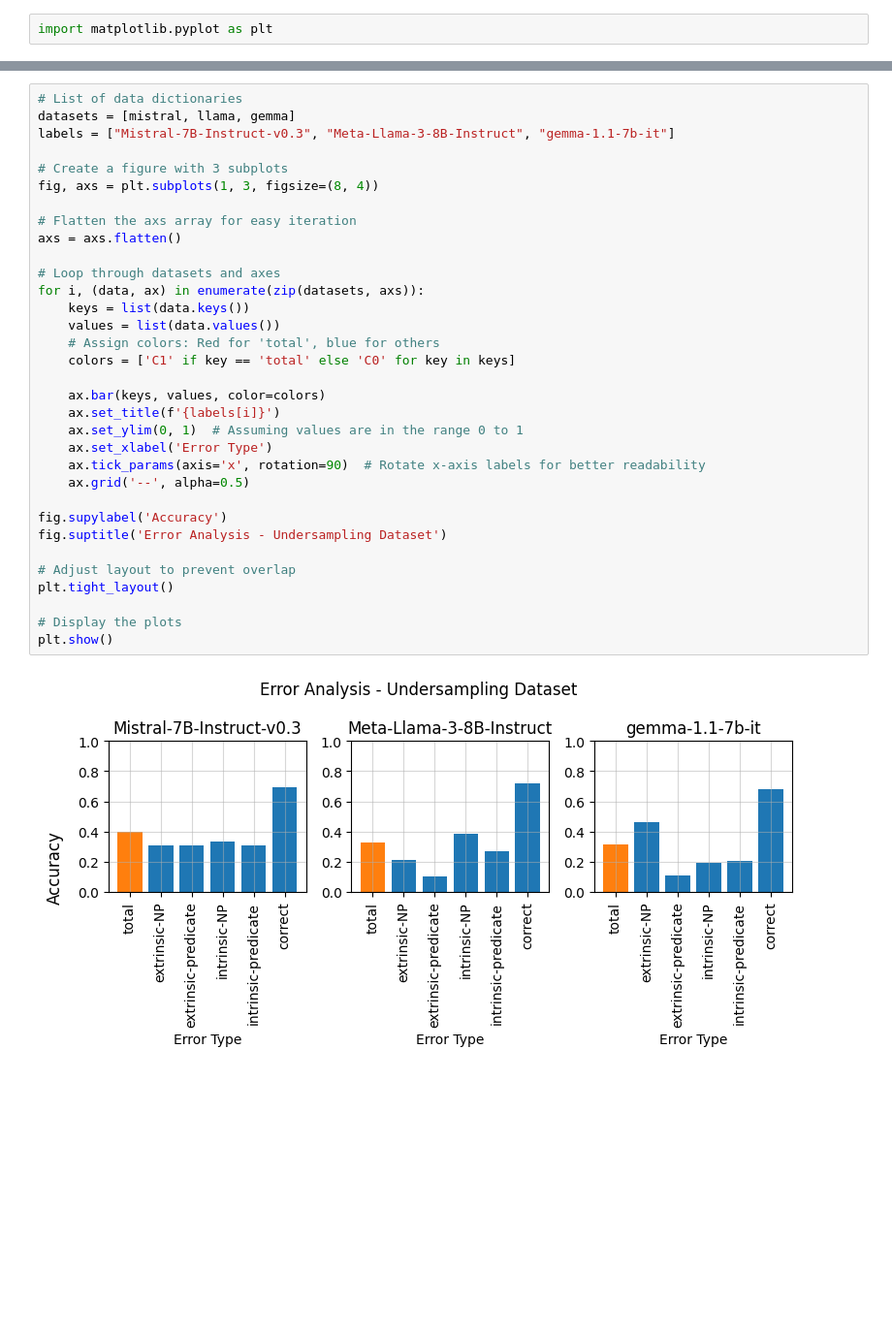
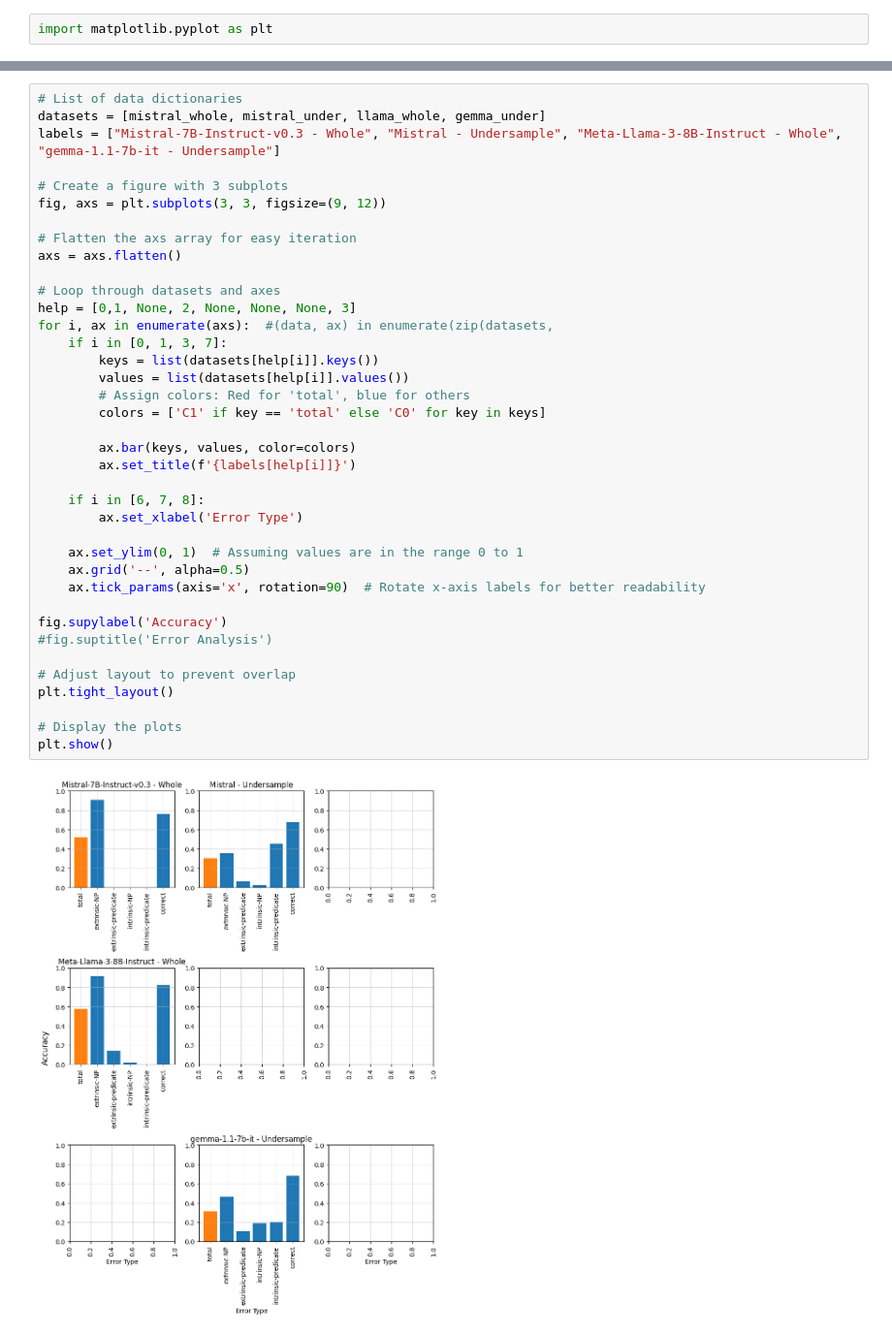
Before and after one commit to Lislaam/llm_hallucinations, a Jupyter notebook: plots.ipynb, the cells around one changed output, grey strips where cells are left out. Shown at 97% size. Cells and saved outputs as stored; diff of their text form; blank space fills up the shorter version.

```diff
--- a/plots.ipynb
+++ b/plots.ipynb
@@ -31,36 +40,41 @@ gemma = {
 }
 # %%
 # List of data dictionaries
-datasets = [mistral, llama, gemma]
-labels = ["Mistral-7B-Instruct-v0.3", "Meta-Llama-3-8B-Instruct", "gemma-1.1-7b-it"]
+datasets = [mistral_whole, mistral_under, llama_whole, gemma_under]
+labels = ["Mistral-7B-Instruct-v0.3 - Whole", "Mistral - Undersample", "Meta-Llama-3-8B-Instruct - Whole", "gemma-1.1-7b-it - Undersample"]
 
 # Create a figure with 3 subplots
-fig, axs = plt.subplots(1, 3, figsize=(8, 4))
+fig, axs = plt.subplots(3, 3, figsize=(9, 12))
 
 # Flatten the axs array for easy iteration
 axs = axs.flatten()
 
 # Loop through datasets and axes
-for i, (data, ax) in enumerate(zip(datasets, axs)):
-    keys = list(data.keys())
-    values = list(data.values())
-    # Assign colors: Red for 'total', blue for others
-    colors = ['C1' if key == 'total' else 'C0' for key in keys]
+help = [0,1, None, 2, None, None, None, 3]
+for i, ax in enumerate(axs):  #(data, ax) in enumerate(zip(datasets,
+    if i in [0, 1, 3, 7]:
+        keys = list(datasets[help[i]].keys())
+        values = list(datasets[help[i]].values())
+        # Assign colors: Red for 'total', blue for others
+        colors = ['C1' if key == 'total' else 'C0' for key in keys]
 
-    ax.bar(keys, values, color=colors)
-    ax.set_title(f'{labels[i]}')
+        ax.bar(keys, values, color=colors)
+        ax.set_title(f'{labels[help[i]]}')
+
+    if i in [6, 7, 8]:
+        ax.set_xlabel('Error Type')
+
     ax.set_ylim(0, 1)  # Assuming values are in the range 0 to 1
-    ax.set_xlabel('Error Type')
+    ax.grid('--', alpha=0.5)
     ax.tick_params(axis='x', rotation=90)  # Rotate x-axis labels for better readability
-    ax.grid('--', alpha=0.5)
 
 fig.supylabel('Accuracy')
-fig.suptitle('Error Analysis - Undersampling Dataset')
+#fig.suptitle('Error Analysis')
 
 # Adjust layout to prevent overlap
 plt.tight_layout()
 
 # Display the plots
 plt.show()
 # %% [output]
-[figure, old version]
+[figure, new version]
```
Also changed, not shown: parts of 1 cell of this notebook, 5 other files.
